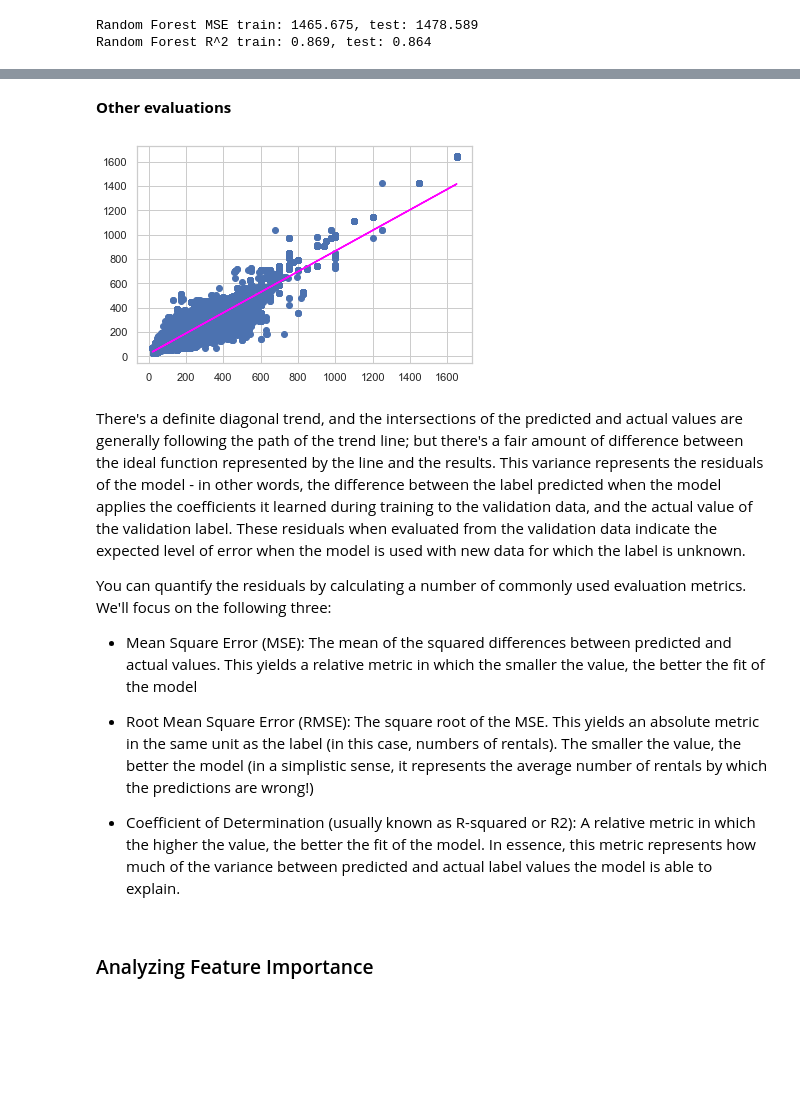
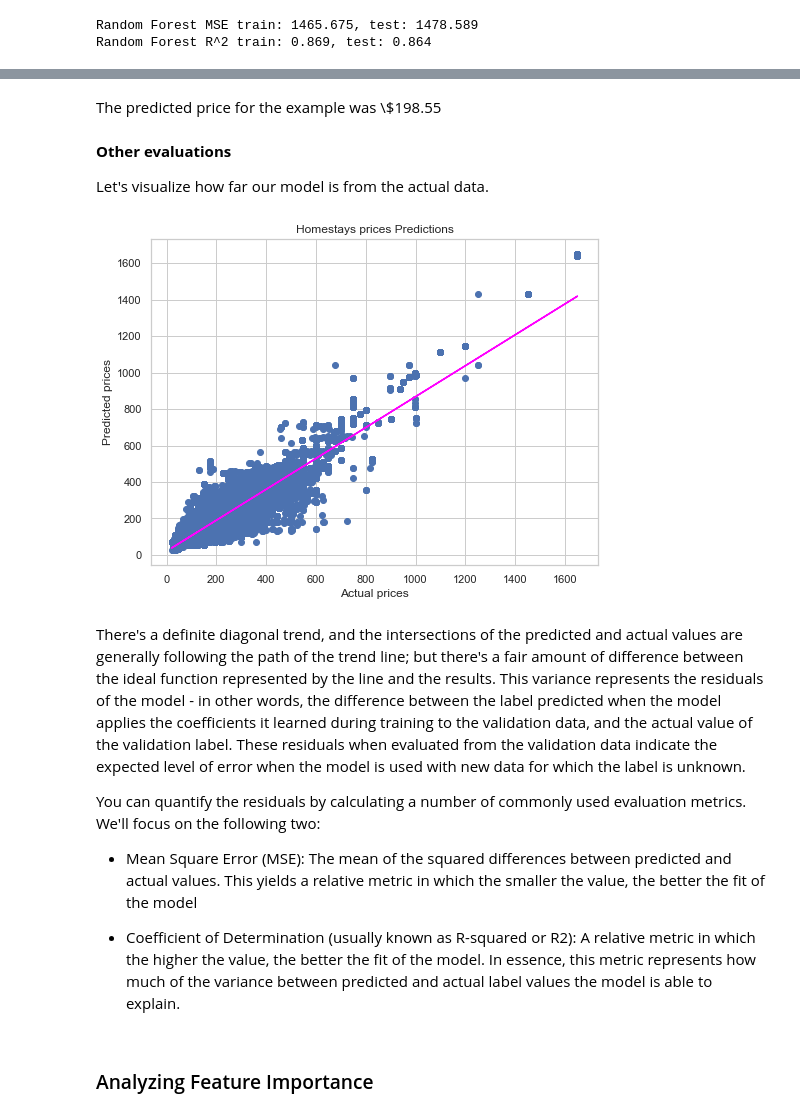
Before and after one commit to marceloestevam/Project1_SeattleAirBnb_data, a Jupyter notebook: 1st_project_nanodegree.ipynb, the cells around one changed output, grey strips where cells are left out. Saved outputs shown, nothing was run; the diff lists cells and outputs as text; code cells hidden in the pictures; blank space fills up the shorter version.

```diff
--- a/1st_project_nanodegree.ipynb
+++ b/1st_project_nanodegree.ipynb
@@ -225,11 +237,21 @@ Before trying to get the first outcomes, the data should be pre-processed:
 # %%
 # Helper functions for extracting date
 def get_month_from_date(row):
-    ''' Get month from date represented as a string '''
+    ''' Get month from date represented as a string
+
+    Inputs: row of a pd.DataFrame
+
+    Outputs: int value of the month of a date string
+    '''
     return int(row['date'].split('-')[1])
 
 def get_year_from_date(row):
-    ''' Get year from date represented as a string '''
+    ''' Get year from date represented as a string
+
+    Inputs: row of a pd.DataFrame
+
+    Outputs: int value of the year of a date string
+    '''
     return int(row['date'].split('-')[0])
 # %% [markdown]
 ### `calendar_df`
@@ -1351,26 +1464,39 @@ $ 203.0
+# %% [markdown]
+The predicted price for the example was \\$198.55
 # %% [markdown]
 **Other evaluations**
+
+Let's visualize how far our model is from the actual data.
 # %%
+# Plot configuration
+fig = plt.figure(figsize=(8,6))
+
+# Plot the points of the dataset
 plt.scatter(y_test, y_test_preds)
-# plt.xlabel('Actual Labels')
-# plt.ylabel('Predicted Labels')
-# plt.title('Daily Bike Share Predictions')
-# overlay the regression line
+
+# Overlay the regression line
 z = np.polyfit(y_test, y_test_preds, 1)
 p = np.poly1d(z)
 plt.plot(y_test,p(y_test), color='magenta')
+
+# Title and labels
+plt.xlabel('Actual prices')
+plt.ylabel('Predicted prices')
+plt.title('Homestays prices Predictions')
+
+# Save the PNG file on folder 'image_outputs'
+plt.savefig('image_outputs/regression_line.png')
+
 plt.show()
 # %% [output]
-[figure, old version]
+[figure, new version]
 # %% [markdown]
 There's a definite diagonal trend, and the intersections of the predicted and actual values are generally following the path of the trend line; but there's a fair amount of difference between the ideal function represented by the line and the results. This variance represents the residuals of the model - in other words, the difference between the label predicted when the model applies the coefficients it learned during training to the validation data, and the actual value of the validation label. These residuals when evaluated from the validation data indicate the expected level of error when the model is used with new data for which the label is unknown.
 
-You can quantify the residuals by calculating a number of commonly used evaluation metrics. We'll focus on the following three:
+You can quantify the residuals by calculating a number of commonly used evaluation metrics. We'll focus on the following two:
 
 - Mean Square Error (MSE): The mean of the squared differences between predicted and actual values. This yields a relative metric in which the smaller the value, the better the fit of the model
 
-- Root Mean Square Error (RMSE): The square root of the MSE. This yields an absolute metric in the same unit as the label (in this case, numbers of rentals). The smaller the value, the better the model (in a simplistic sense, it represents the average number of rentals by which the predictions are wrong!)
-
 - Coefficient of Determination (usually known as R-squared or R2): A relative metric in which the higher the value, the better the fit of the model. In essence, this metric represents how much of the variance between predicted and actual label values the model is able to explain.
 # %% [markdown]
 ### Analyzing Feature Importance
```
Also changed, not shown: parts of 45 cells of this notebook, 3 other files.
